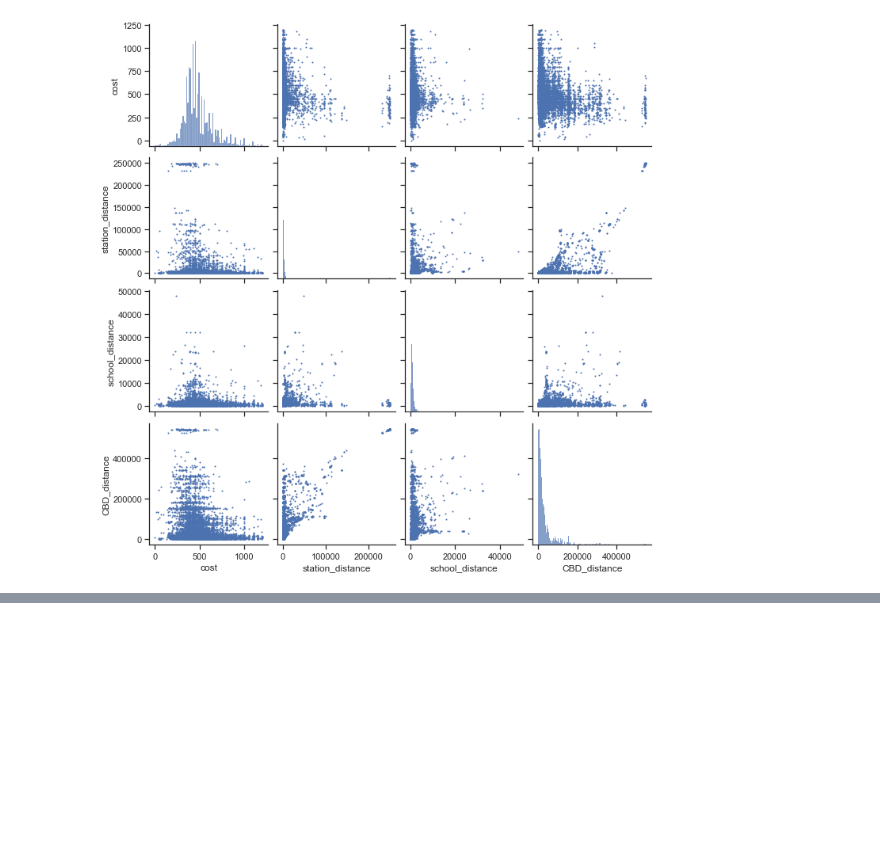
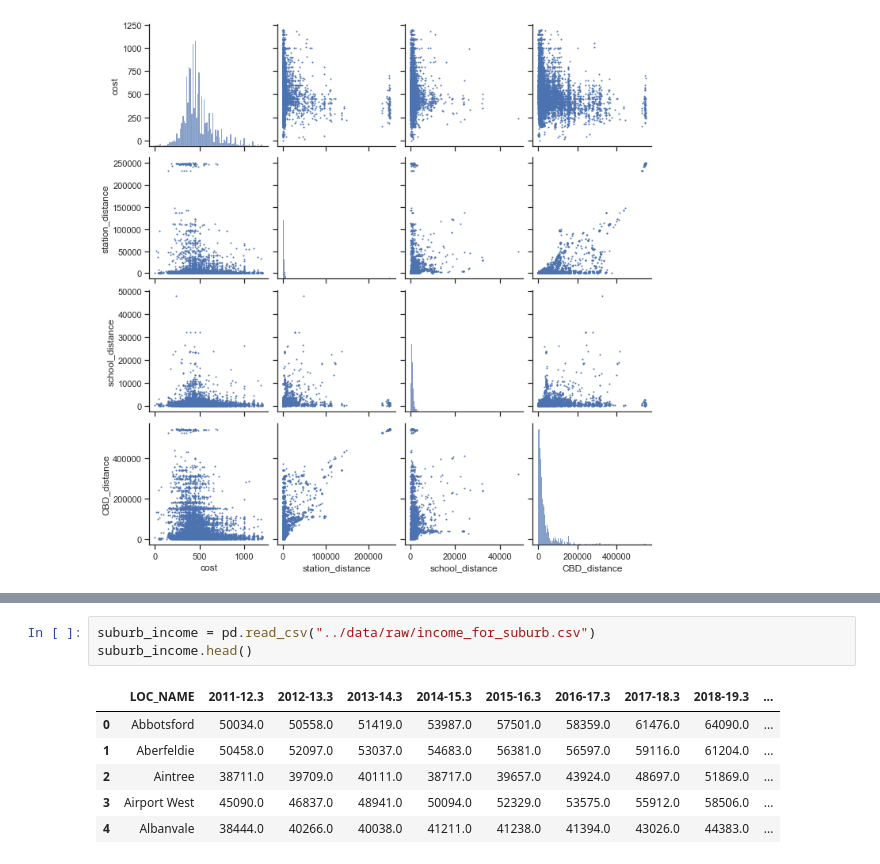
Before and after one commit to MAST30034-Applied-Data-Science/generic-real-estate-consulting-project-group-6, a Jupyter notebook: notebooks/summary_notebook.ipynb, the cells around one changed output, grey strips where cells are left out. Saved outputs shown, nothing was run; the diff lists cells and outputs as text; blank space fills up the shorter version.

```diff
--- a/notebooks/summary_notebook.ipynb
+++ b/notebooks/summary_notebook.ipynb
@@ -477,0 +516,10 @@ p_plot = sns.pairplot(property_1_plot[COL_FITTER], plot_kws=dict(s=1, edgecolor=
+# %%
+suburb_income = pd.read_csv("../data/raw/income_for_suburb.csv")
+suburb_income.head()
+# %% [output]
+|  | LOC_NAME | 2011-12.3 | 2012-13.3 | 2013-14.3 | 2014-15.3 | 2015-16.3 | 2016-17.3 | 2017-18.3 | 2018-19.3 | ... |
+| 0 | Abbotsford | 50034.0 | 50558.0 | 51419.0 | 53987.0 | 57501.0 | 58359.0 | 61476.0 | 64090.0 | ... |
+| 1 | Aberfeldie | 50458.0 | 52097.0 | 53037.0 | 54683.0 | 56381.0 | 56597.0 | 59116.0 | 61204.0 | ... |
+| 2 | Aintree | 38711.0 | 39709.0 | 40111.0 | 38717.0 | 39657.0 | 43924.0 | 48697.0 | 51869.0 | ... |
+| 3 | Airport West | 45090.0 | 46837.0 | 48941.0 | 50094.0 | 52329.0 | 53575.0 | 55912.0 | 58506.0 | ... |
+| 4 | Albanvale | 38444.0 | 40266.0 | 40038.0 | 41211.0 | 41238.0 | 41394.0 | 43026.0 | 44383.0 | ... |
```
Also changed, not shown: parts of 8 cells of this notebook, 4 other files.
